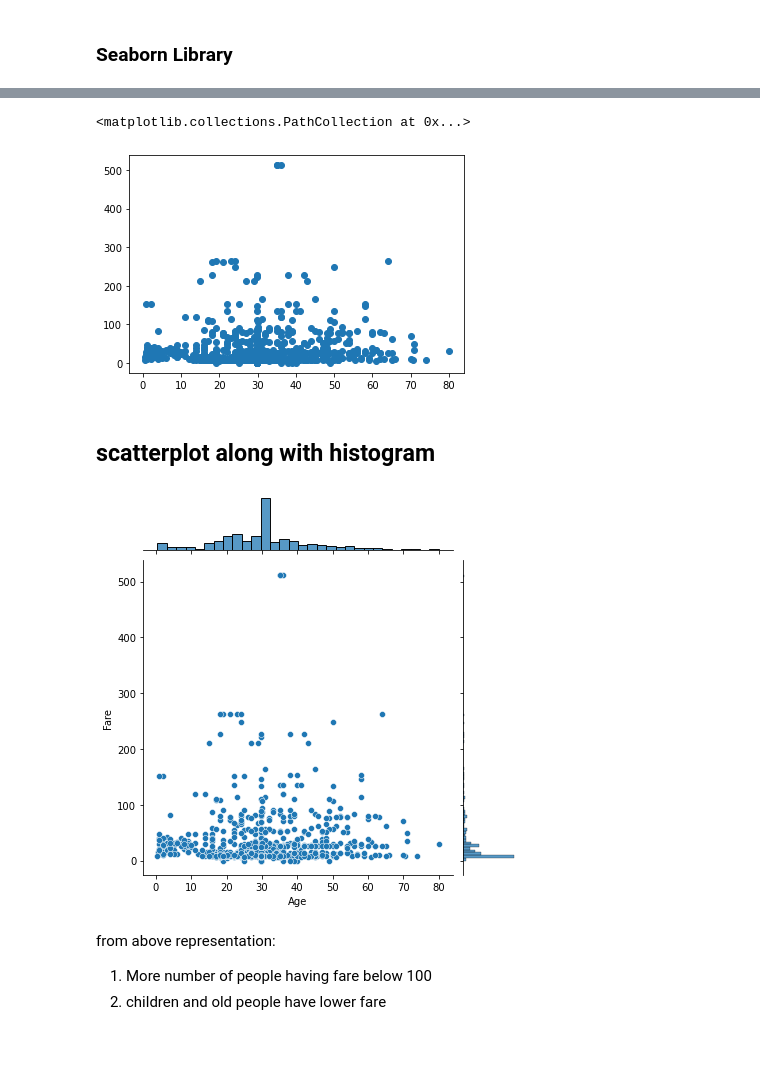
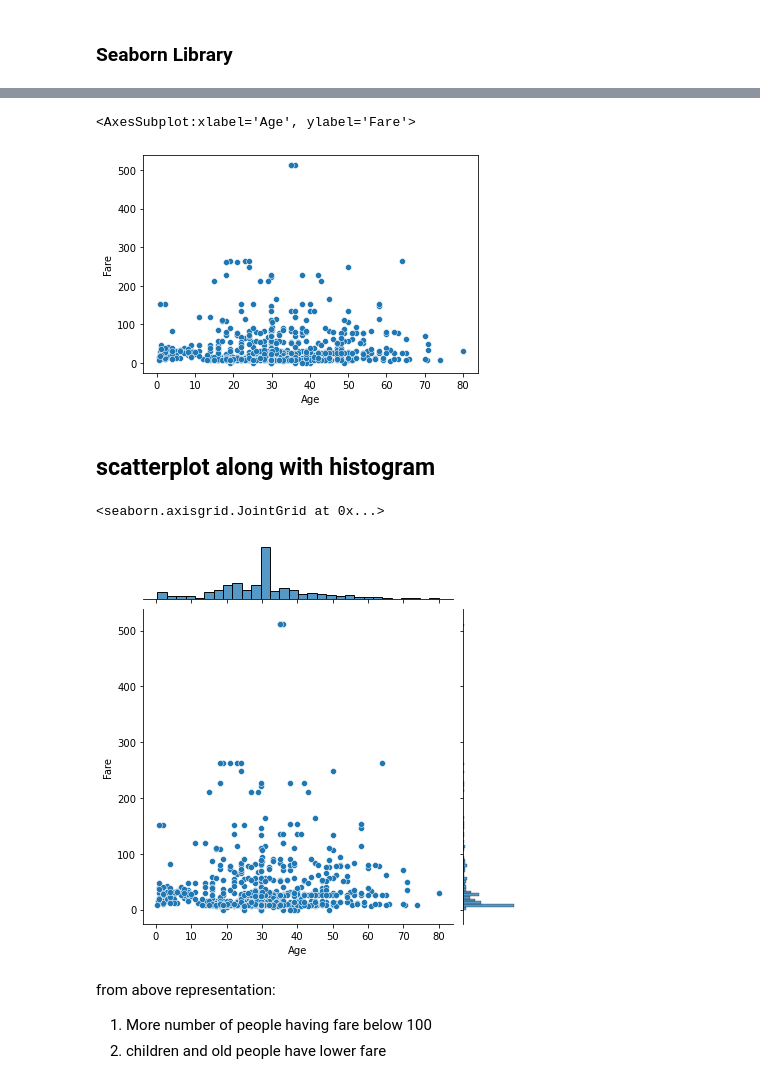
Before and after one commit to omkargaikwad23/DSBDA, a Jupyter notebook: Assignment08/Assignment08.ipynb, the cells around one changed output, grey strips where cells are left out. Saved outputs shown, nothing was run; the diff lists cells and outputs as text; code cells hidden in the pictures; blank space fills up the shorter version.

```diff
--- a/Assignment08/Assignment08.ipynb
+++ b/Assignment08/Assignment08.ipynb
@@ -118,23 +121,18 @@ plt.show()
 # %%
 # plotting the scatter plot
 # Are you trying to see if your two variables might mean something when put together?
-plt.scatter(df.Age, df.Fare)
+sb.scatterplot(df.Age, df.Fare)
 
 # People having age between 15 to 50 have more fare
 # %% [output]
-<matplotlib.collections.PathCollection at 0x...>
+<AxesSubplot:xlabel='Age', ylabel='Fare'>
-[figure, old version]
+[figure, new version]
 # %% [markdown]
 ## scatterplot along with histogram
 # %%
 sb.jointplot(x = df.Age, y = df.Fare)
-plt.show()
-
-'''
-Conclusion:
-
-'''
 # %% [output]
+<seaborn.axisgrid.JointGrid at 0x...>
 [figure]
 # %% [markdown]
 from above representation:
```
Also changed, not shown: parts of 5 cells of this notebook, 13 other files.
